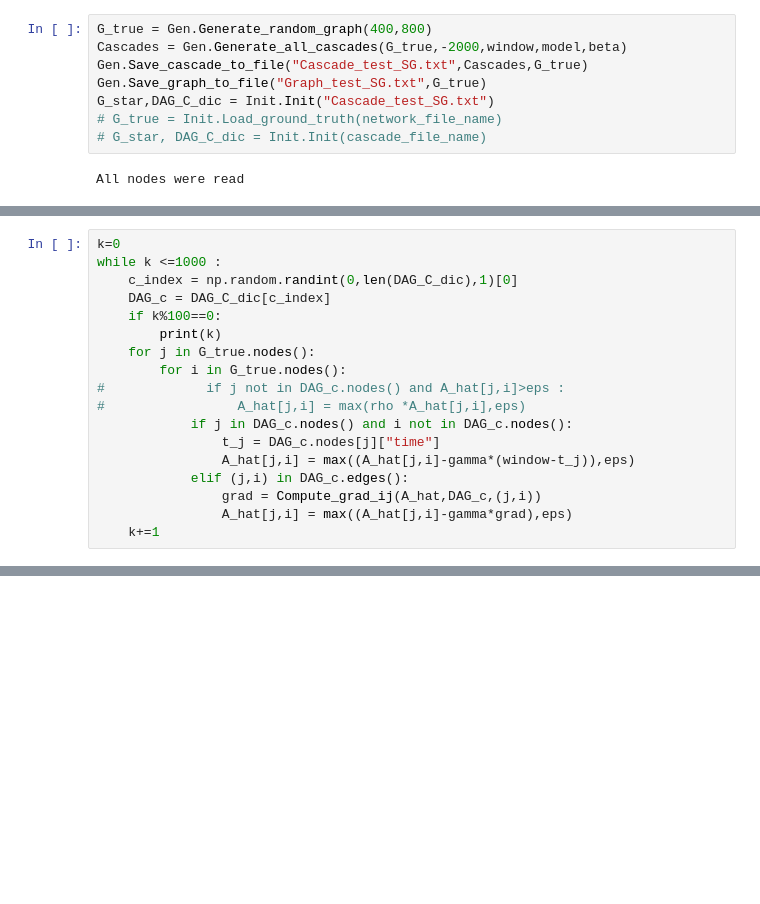
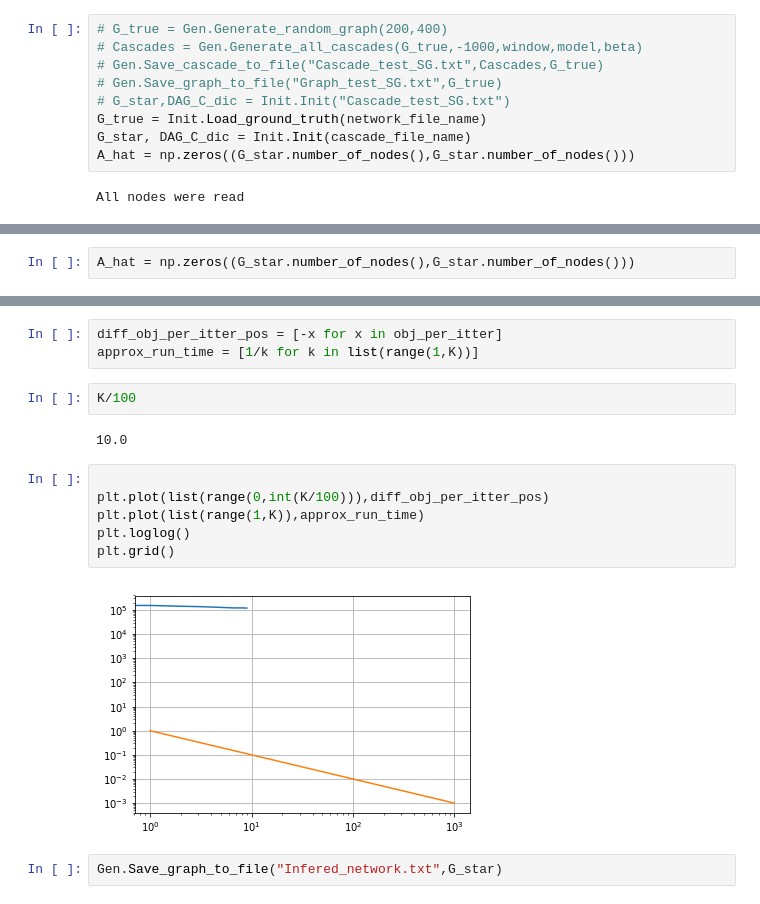
Before and after one commit to jjmmouss/PDM, a Jupyter notebook: NetRate/NetRate_SG.ipynb, the cells around one changed output, grey strips where cells are left out. Cells and saved outputs as stored; diff of their text form; blank space fills up the shorter version.

```diff
--- a/NetRate/NetRate_SG.ipynb
+++ b/NetRate/NetRate_SG.ipynb
@@ -36,10 +80,11 @@ def Compute_grad_ij(alpha_mat,DAG,index):
 # %%
-G_true = Gen.Generate_random_graph(400,800)
-Cascades = Gen.Generate_all_cascades(G_true,-2000,window,model,beta)
-Gen.Save_cascade_to_file("Cascade_test_SG.txt",Cascades,G_true)
-Gen.Save_graph_to_file("Graph_test_SG.txt",G_true)
-G_star,DAG_C_dic = Init.Init("Cascade_test_SG.txt")
-# G_true = Init.Load_ground_truth(network_file_name)
-# G_star, DAG_C_dic = Init.Init(cascade_file_name)
+# G_true = Gen.Generate_random_graph(200,400)
+# Cascades = Gen.Generate_all_cascades(G_true,-1000,window,model,beta)
+# Gen.Save_cascade_to_file("Cascade_test_SG.txt",Cascades,G_true)
+# Gen.Save_graph_to_file("Graph_test_SG.txt",G_true)
+# G_star,DAG_C_dic = Init.Init("Cascade_test_SG.txt")
+G_true = Init.Load_ground_truth(network_file_name)
+G_star, DAG_C_dic = Init.Init(cascade_file_name)
+A_hat = np.zeros((G_star.number_of_nodes(),G_star.number_of_nodes()))
 # %% [output]
 All nodes were read
@@ -59,18 +90,0 @@ np.fill_diagonal(A_hat,eps)
-# %%
-k=0
-while k <=1000 :
-    c_index = np.random.randint(0,len(DAG_C_dic),1)[0]
-    DAG_c = DAG_C_dic[c_index]
-    if k%100==0:
-        print(k)
-    for j in G_true.nodes():
-        for i in G_true.nodes():
-#             if j not in DAG_c.nodes() and A_hat[j,i]>eps :
-#                 A_hat[j,i] = max(rho *A_hat[j,i],eps)
-            if j in DAG_c.nodes() and i not in DAG_c.nodes():
-                t_j = DAG_c.nodes[j]["time"]
-                A_hat[j,i] = max((A_hat[j,i]-gamma*(window-t_j)),eps)
-            elif (j,i) in DAG_c.edges():
-                grad = Compute_grad_ij(A_hat,DAG_c,(j,i))
-                A_hat[j,i] = max((A_hat[j,i]-gamma*grad),eps)
-    k+=1
@@ -88,0 +155,2 @@ while k <=1000 :
+# %%
+A_hat = np.zeros((G_star.number_of_nodes(),G_star.number_of_nodes()))
@@ -114,0 +293,17 @@ Number of edges in the true network  800
+# %%
+diff_obj_per_itter_pos = [-x for x in obj_per_itter]
+approx_run_time = [1/k for k in list(range(1,K))]
+# %%
+K/100
+# %% [output]
+10.0
+# %%
+
+plt.plot(list(range(0,int(K/100))),diff_obj_per_itter_pos)
+plt.plot(list(range(1,K)),approx_run_time)
+plt.loglog()
+plt.grid()
+# %% [output]
+[figure, added]
+# %%
+Gen.Save_graph_to_file("Infered_network.txt",G_star)
```
Also changed, not shown: parts of 17 cells of this notebook, 8 other files.
